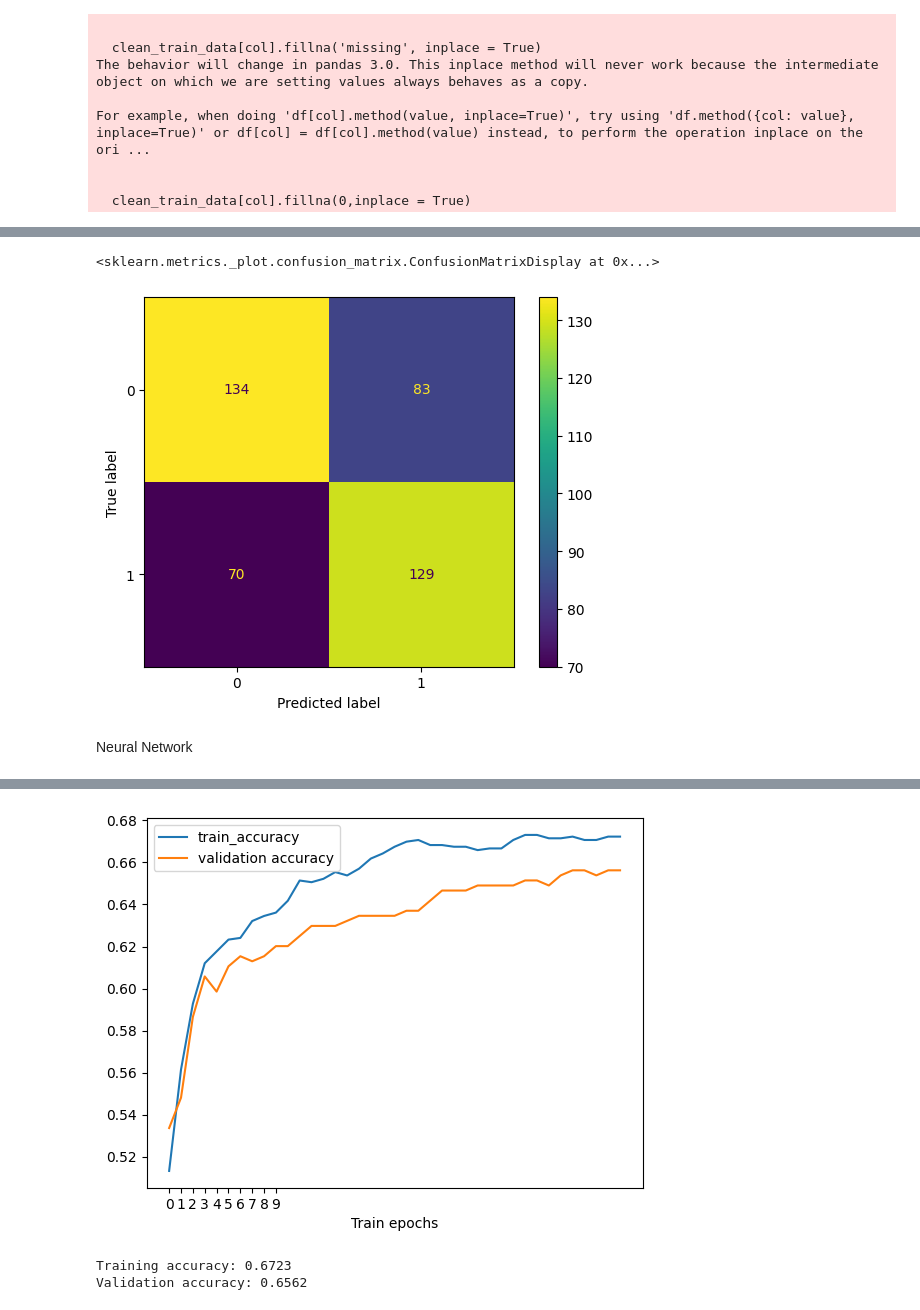
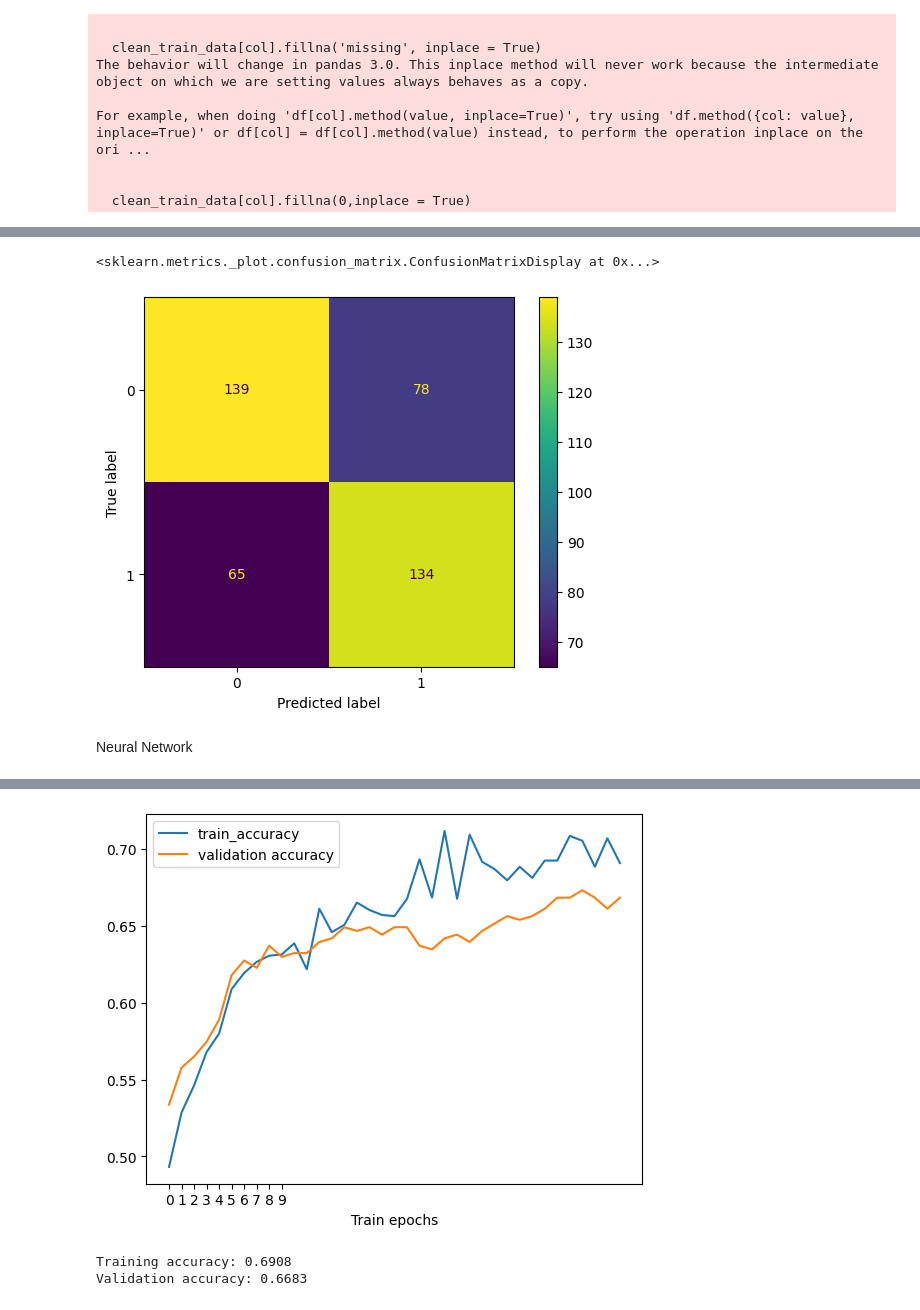
Before and after one commit to garg-ankush/internet-use-kaggle-comptetition, a Jupyter notebook: notebooks/FinalProjectNotebook-Bradley.ipynb, the cells around one changed output, grey strips where cells are left out. Drawn from its saved outputs; the diff is of its cells as text; code cells hidden in the pictures.

```diff
--- a/notebooks/FinalProjectNotebook-Bradley.ipynb
+++ b/notebooks/FinalProjectNotebook-Bradley.ipynb
@@ -180,10 +180,11 @@ categorical_columns = ['Basic_Demos-Enroll_Season',
 # List of columns to remove
 #columns_to_remove = ['Fitness_Endurance-Season', 'FGC-FGC_GSND_Zone', 'FGC-FGC_GSD_Zone', 'PAQ_A-Season', 'PAQ_C-Season']
 #columns_to_remove = ['BIA-BIA_Frame_num', 'FGC-FGC_SRL_Zone', 'FGC-FGC_SRR_Zone', 'PreInt_EduHx-computerinternet_hoursday']
-columns_to_remove = ['BIA-BIA_Frame_num', 'FGC-FGC_SRL_Zone', 'FGC-FGC_SRR_Zone', 'PreInt_EduHx-computerinternet_hoursday', 'FGC-FGC_GSND_Zone', 'FGC-FGC_GSD_Zone', 'PAQ_A-Season']
+#columns_to_remove = ['BIA-BIA_Frame_num', 'FGC-FGC_SRL_Zone', 'FGC-FGC_SRR_Zone', 'PreInt_EduHx-computerinternet_hoursday', 'FGC-FGC_GSND_Zone', 'FGC-FGC_GSD_Zone', 'PAQ_A-Season']
 #columns_to_remove = ['FGC-FGC_GSND_Zone', 'FGC-FGC_GSD_Zone', 'PAQ_A-Season']
+#columns_to_remove = ['Fitness_Endurance-Season', 'FGC-FGC_GSND_Zone', 'FGC-FGC_GSD_Zone', 'PAQ_A-Season']
 # Remove columns by filtering them out
-categorical_columns = [col for col in categorical_columns if col not in columns_to_remove]
+#categorical_columns = [col for col in categorical_columns if col not in columns_to_remove]
 
 
 encoder = OneHotEncoder(handle_unknown = 'ignore', sparse_output = False)
@@ -307,7 +290,7 @@ m = confusion_matrix(y_val, y_pred)
 ConfusionMatrixDisplay(m).plot()
 # %% [output]
 <sklearn.metrics._plot.confusion_matrix.ConfusionMatrixDisplay at 0x...>
-[figure, old version]
+[figure, new version]
 # %% [markdown]
 Neural Network
 # %%
@@ -341,6 +324,7 @@ def build_model(n_classes,
     for hidden_layer_size in hidden_layer_sizes:
       model.add(tf.keras.layers.Dense(units=hidden_layer_size,
                                       activation=activation))
+      model.add(tf.keras.layers.Dropout(0.5))
     model.add(tf.keras.layers.Dense(units=n_classes, activation='sigmoid'))
 
     # Choose the optimizer based on the input
@@ -355,7 +339,7 @@ def build_model(n_classes,
     return model
 # %%
 model = build_model(n_classes=1,
-                      hidden_layer_sizes=[20],
+                      hidden_layer_sizes=[10],
                        activation='relu',
                        optimizer='Adam',
                        learning_rate=0.001,
@@ -413,6 +397,6 @@ Epoch 39/500
-[figure, old version]
+[figure, new version]
-Training accuracy: 0.6723
-Validation accuracy: 0.6562
+Training accuracy: 0.6908
+Validation accuracy: 0.6683
 # %%
 #XGBoost
 # Initialize and train the XGBoost model
```
Also changed, not shown: parts of 5 cells of this notebook, 1 other file.
